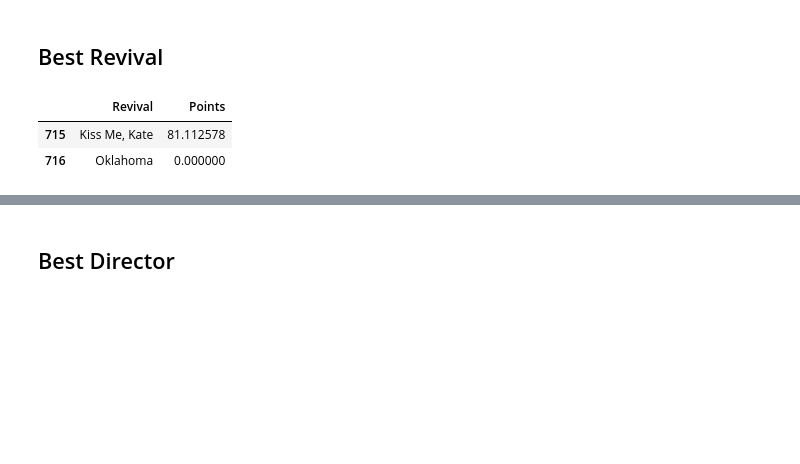
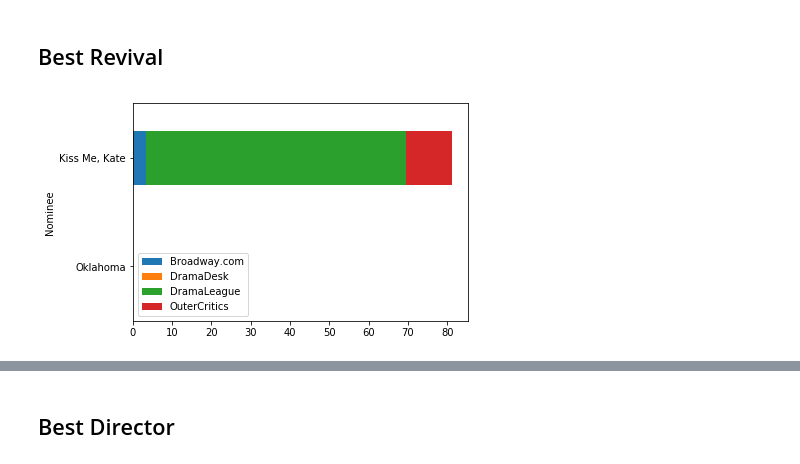
Before and after one commit to drsaunders/tony-award-prediction, a Jupyter notebook: tony-award-prediction.ipynb, the cells around one changed output, grey strips where cells are left out. Cells and saved outputs as stored; diff of their text form; code cells hidden in the pictures; blank space fills up the shorter version.

```diff
--- a/tony-award-prediction.ipynb
+++ b/tony-award-prediction.ipynb
@@ -130,8 +154,6 @@ show_award_history('Musical', pretonys,tony)
 # %% [markdown]
 ## Best Revival
 # %%
-predict_category('Revival', pretonys, tony)
+plot_points_grid('Revival',pretonys,tony)
 # %% [output]
-|  | Revival | Points |
-| 715 | Kiss Me, Kate | 81.112578 |
-| 716 | Oklahoma | 0.000000 |
+[figure, added]
```
Also changed, not shown: parts of 14 cells of this notebook.
